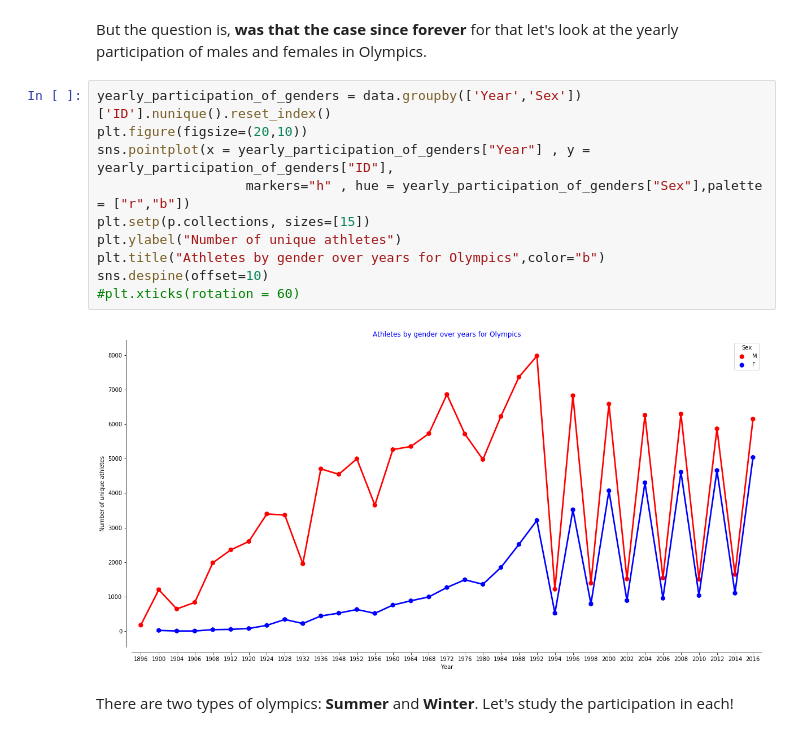
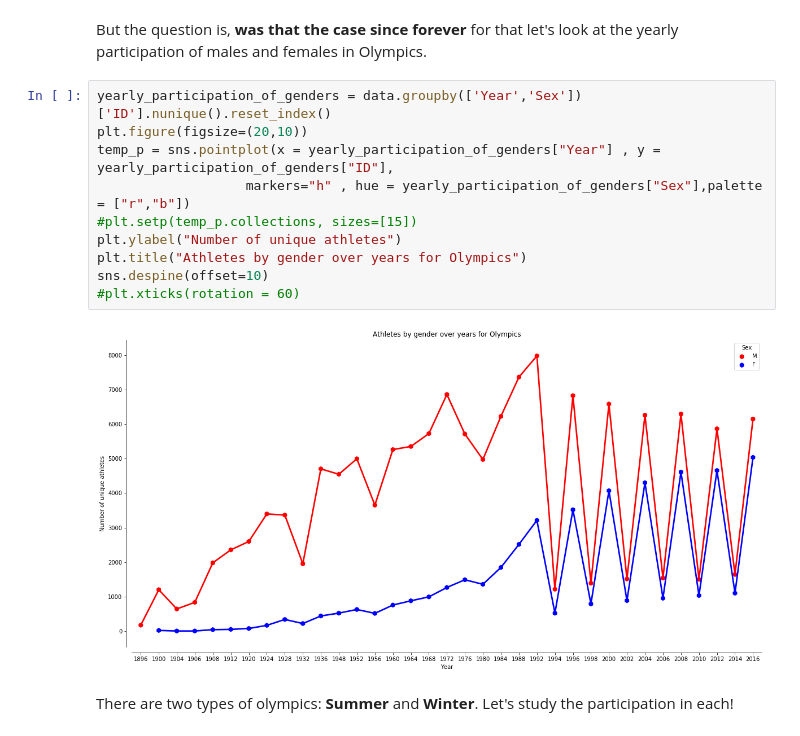
Before and after one commit to nauman-chaudhary/OlympicsDataExploration, a Jupyter notebook: Olympics_Data_Exploration.ipynb, the cells around one changed output. Cells and saved outputs as stored; diff of their text form.

```diff
--- a/Olympics_Data_Exploration.ipynb
+++ b/Olympics_Data_Exploration.ipynb
@@ -134,15 +133,15 @@ for that let's look at the yearly participation of males and females in Olympics
 # %%
 yearly_participation_of_genders = data.groupby(['Year','Sex'])['ID'].nunique().reset_index()
 plt.figure(figsize=(20,10))
-sns.pointplot(x = yearly_participation_of_genders["Year"] , y = yearly_participation_of_genders["ID"],
+temp_p = sns.pointplot(x = yearly_participation_of_genders["Year"] , y = yearly_participation_of_genders["ID"],
                    markers="h" , hue = yearly_participation_of_genders["Sex"],palette = ["r","b"])
-plt.setp(p.collections, sizes=[15])
+#plt.setp(temp_p.collections, sizes=[15])
 plt.ylabel("Number of unique athletes")
-plt.title("Athletes by gender over years for Olympics",color="b")
+plt.title("Athletes by gender over years for Olympics")
 sns.despine(offset=10)
 #plt.xticks(rotation = 60)
 # %% [output]
-[figure, old version]
+[figure, new version]
 # %% [markdown]
 There are two types of olympics: __Summer__ and __Winter__. Let's study the participation in each!
 # %% [markdown]
```
Also changed, not shown: parts of 66 cells of this notebook.
